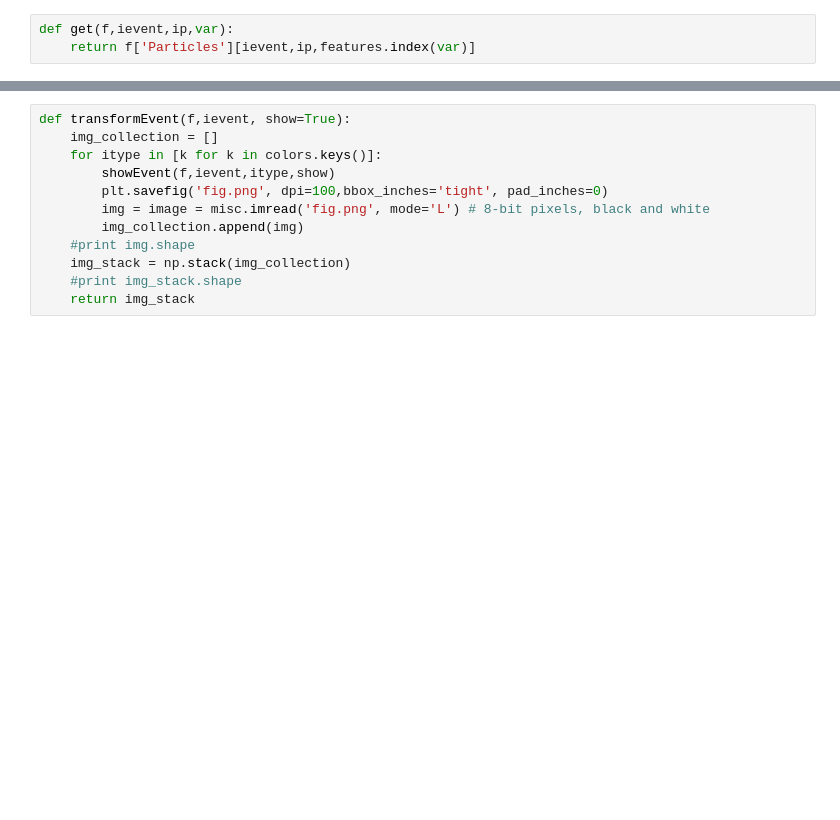
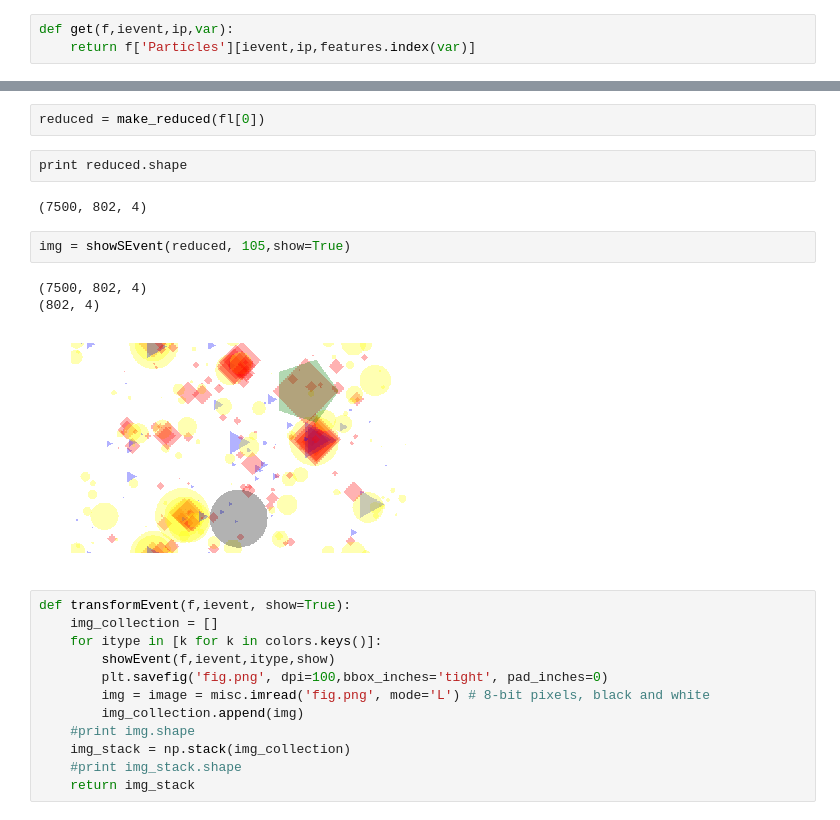
Before and after one commit to thongonary/LCDJets, a Jupyter notebook: EventPictures.ipynb, the cells around one changed output, grey strips where cells are left out. Drawn from its saved outputs; the diff is of its cells as text; blank space fills up the shorter version.

```diff
--- a/EventPictures.ipynb
+++ b/EventPictures.ipynb
@@ -102,3 +217,15 @@ showEvent(f,109,'isGamma',show=True)
+# %%
+reduced = make_reduced(fl[0])
+# %%
+print reduced.shape
+# %% [output]
+(7500, 802, 4)
+# %%
+img = showSEvent(reduced, 105,show=True)
+# %% [output]
+(7500, 802, 4)
+(802, 4)
+[figure, added]
 # %%
 def transformEvent(f,ievent, show=True):
     img_collection = []
```
Also changed, not shown: parts of 14 cells of this notebook.
